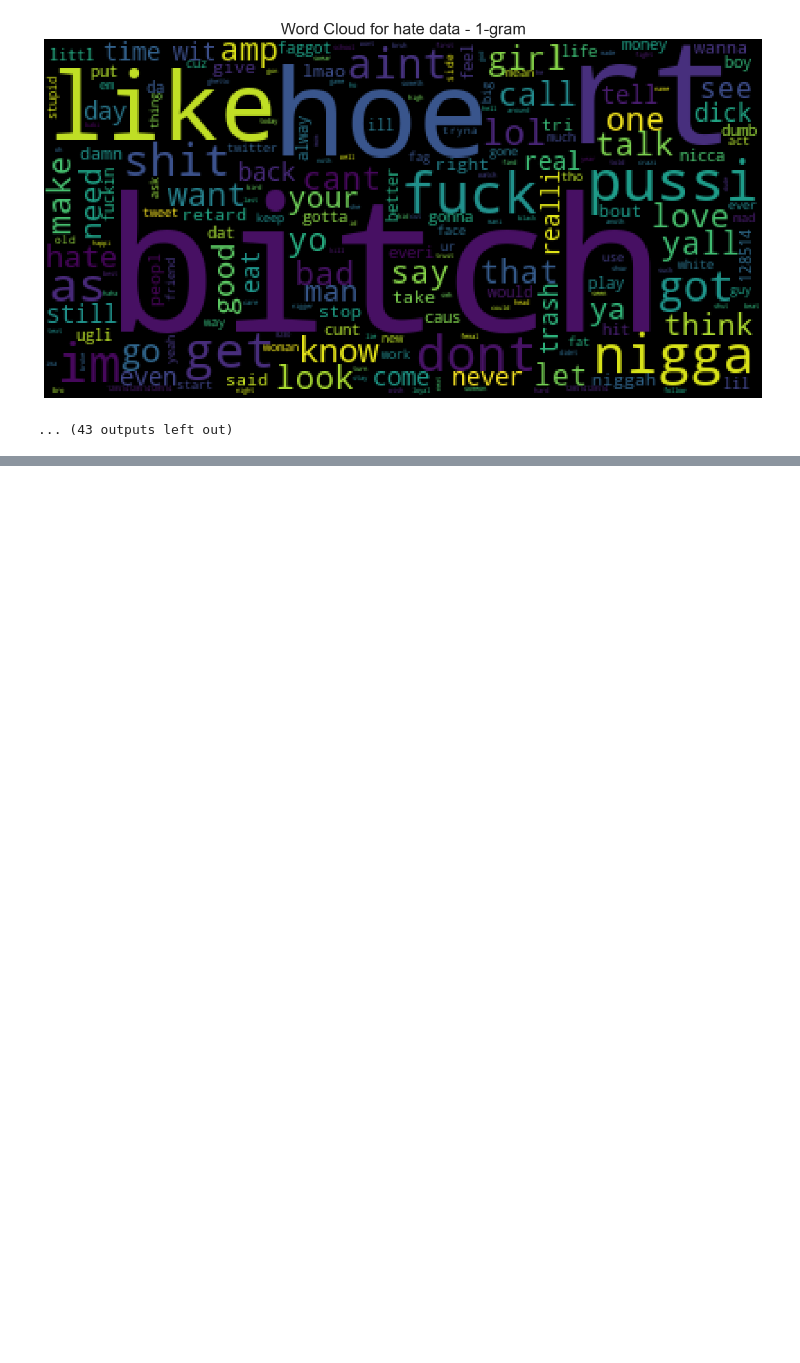
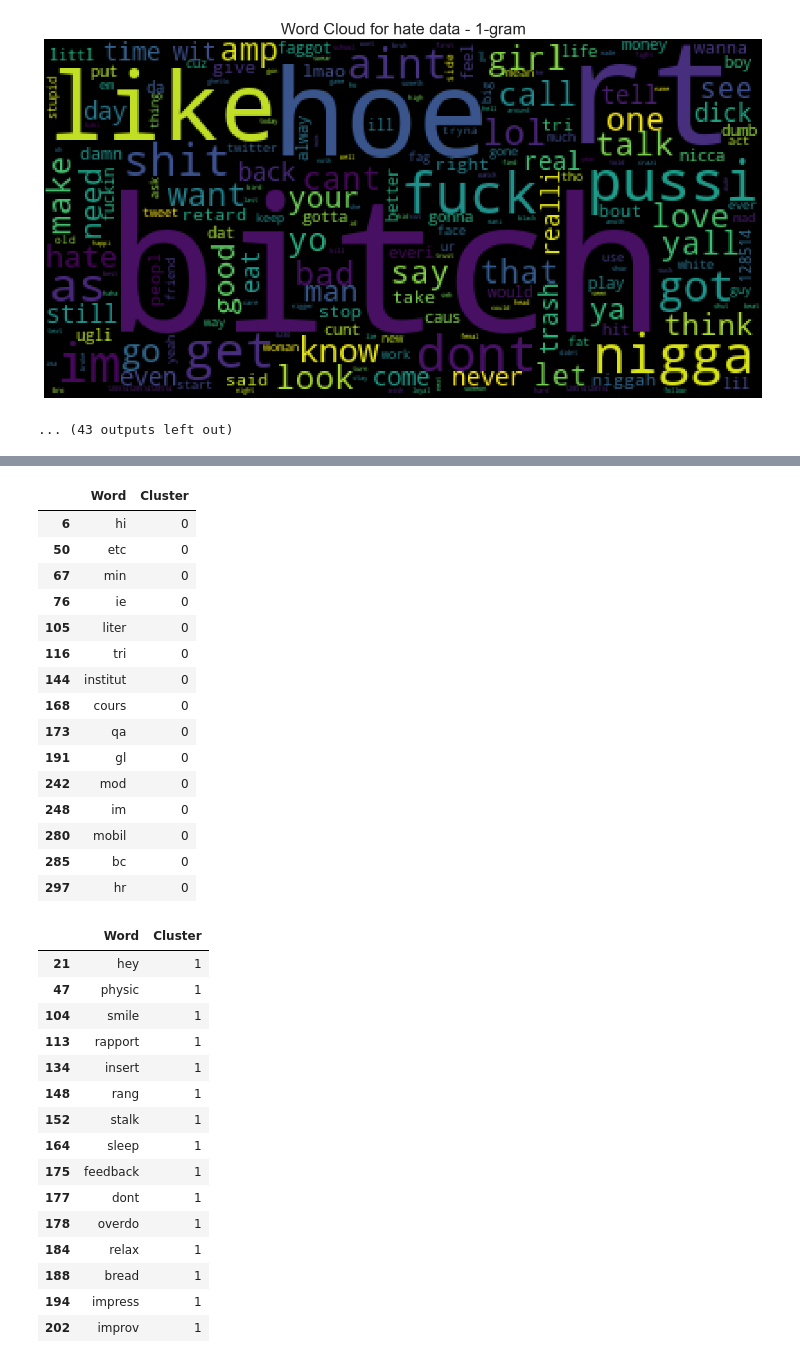
Before and after one commit to edologgerbird/PowerText, a Jupyter notebook: data_eda.ipynb, the cells around one changed output, grey strips where cells are left out. Cells and saved outputs as stored; diff of their text form; code cells hidden in the pictures; blank space fills up the shorter version.

```diff
--- a/data_eda.ipynb
+++ b/data_eda.ipynb
@@ -258,0 +416,38 @@ hate data - 1-gram
+# %%
+for cluster in range(n_clusters):
+    # print(f"Cluster {cluster}")
+    display(word_clusters[word_clusters["Cluster"] == cluster].head(15))
+    # print("=================================================================================================")
+# %% [output]
+|  | Word | Cluster |
+| 6 | hi | 0 |
+| 50 | etc | 0 |
+| 67 | min | 0 |
+| 76 | ie | 0 |
+| 105 | liter | 0 |
+| 116 | tri | 0 |
+| 144 | institut | 0 |
+| 168 | cours | 0 |
+| 173 | qa | 0 |
+| 191 | gl | 0 |
+| 242 | mod | 0 |
+| 248 | im | 0 |
+| 280 | mobil | 0 |
+| 285 | bc | 0 |
+| 297 | hr | 0 |
+|  | Word | Cluster |
+| 21 | hey | 1 |
+| 47 | physic | 1 |
+| 104 | smile | 1 |
+| 113 | rapport | 1 |
+| 134 | insert | 1 |
+| 148 | rang | 1 |
+| 152 | stalk | 1 |
+| 164 | sleep | 1 |
+| 175 | feedback | 1 |
+| 177 | dont | 1 |
+| 178 | overdo | 1 |
+| 184 | relax | 1 |
+| 188 | bread | 1 |
+| 194 | impress | 1 |
+| 202 | improv | 1 |
```
Also changed, not shown: parts of 11 cells of this notebook, 1 other file.
